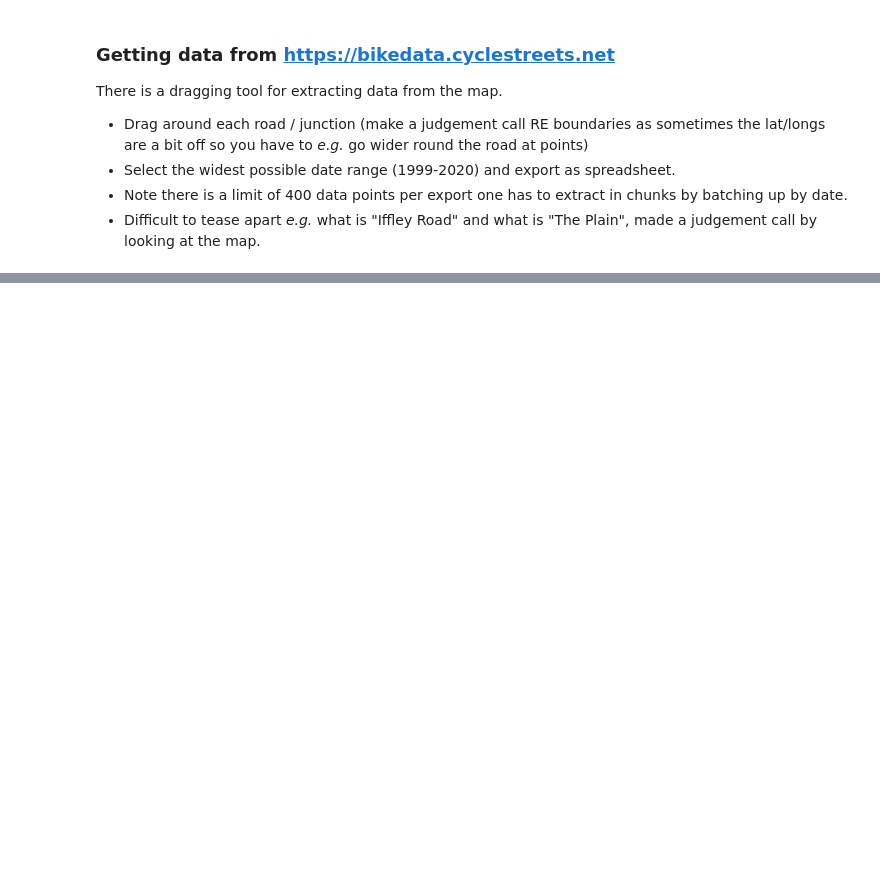
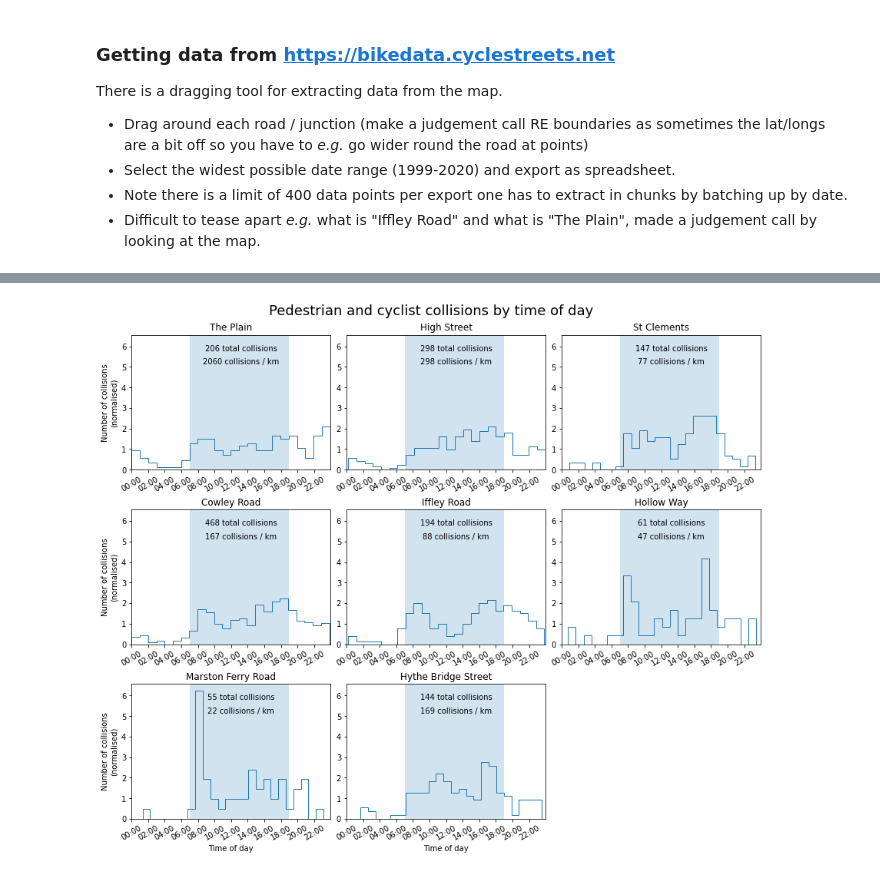
Before and after one commit to annarailton/transport-analysis, a Jupyter notebook: collision_times/collision_times.ipynb, the cells around one changed output, grey strips where cells are left out. Drawn from its saved outputs; the diff is of its cells as text; code cells hidden in the pictures; blank space fills up the shorter version.

```diff
--- a/collision_times/collision_times.ipynb
+++ b/collision_times/collision_times.ipynb
@@ -56,0 +134,69 @@ There is a dragging tool for extracting data from the map.
+# %%
+road_list = [
+    '01_the_plain',
+    '02_high_street',
+    '03_st_clements',
+    '04_cowley_road',
+    '05_iffley_road',
+    '06_hollow_way',
+    '07_marston_ferry_road',
+    '08_hythe_bridge_street',
+]
+# %%
+fig, axes = plt.subplots(3, 3, figsize=(12, 10), sharex=True, sharey=True, constrained_layout=True)
+# fig.tight_layout()
+
+for ax, road in zip(axes.flat, road_list):
+    df = read_road_data(road + '.csv')
+    ax.set_title(' '.join(road.split('_')[1:]).title())
+
+    # Set all of the dates to be the same to make plotting the time of day easier
+    times_of_day = df['Timestamp'].apply(lambda x: x.replace(year=2000, month=1, day=1)).tolist()
+
+    ax.hist(times_of_day, bins=24, histtype='step', density=True)
+
+    num_collisions = len(df)
+    collisions_per_km = num_collisions / distances[road]
+
+    ax.text(
+        0.55,
+        0.9,
+        f'{num_collisions} total collisions',
+        horizontalalignment='center',
+        verticalalignment='center',
+        transform=ax.transAxes,
+    )
+
+    ax.text(
+        0.55,
+        0.8,
+        f'{collisions_per_km:.0f} collisions / km',
+        horizontalalignment='center',
+        verticalalignment='center',
+        transform=ax.transAxes,
+    )
+
+    ax.xaxis_date()
+    ax.xaxis.set_major_locator(mdates.HourLocator(interval=2))
+    ax.xaxis.set_major_formatter(mdates.DateFormatter('%H:%M'))
+    ax.set_xlim([datetime.datetime(2000, 1, 1, 0, 0, 0), datetime.datetime(2000, 1, 1, 23, 59, 59)])
+    ax.xaxis.set_tick_params(labelbottom=True, labelrotation=30)
+    ax.yaxis.set_tick_params(labelleft=True)
+
+    # Shade region of proposed bus gate operation
+    ax.axvspan(datetime.datetime(2000, 1, 1, 7, 0, 0), datetime.datetime(2000, 1, 1, 19, 0, 0), alpha=0.2)
+
+# We only have eight roads so we delete the last plot and manually rotate the x-axis in the plot above
+# (Since we are using sharex=True)
+axes[2][2].set_axis_off()
+# axes[1][2].xaxis.set_tick_params(which='both', labelbottom=True, labelrotation = 30)
+
+plt.setp(axes[-1, :], xlabel='Time of day')
+plt.setp(axes[:, 0], ylabel='Number of collisions\n(normalised)')
+plt.setp(ax.get_xticklabels(), visible=True)
+
+plt.suptitle('Pedestrian and cyclist collisions by time of day', fontsize=18)
+
+plt.show()
+# %% [output]
+[figure, added]
```
Also changed, not shown: parts of 11 cells of this notebook, 1 other file.
